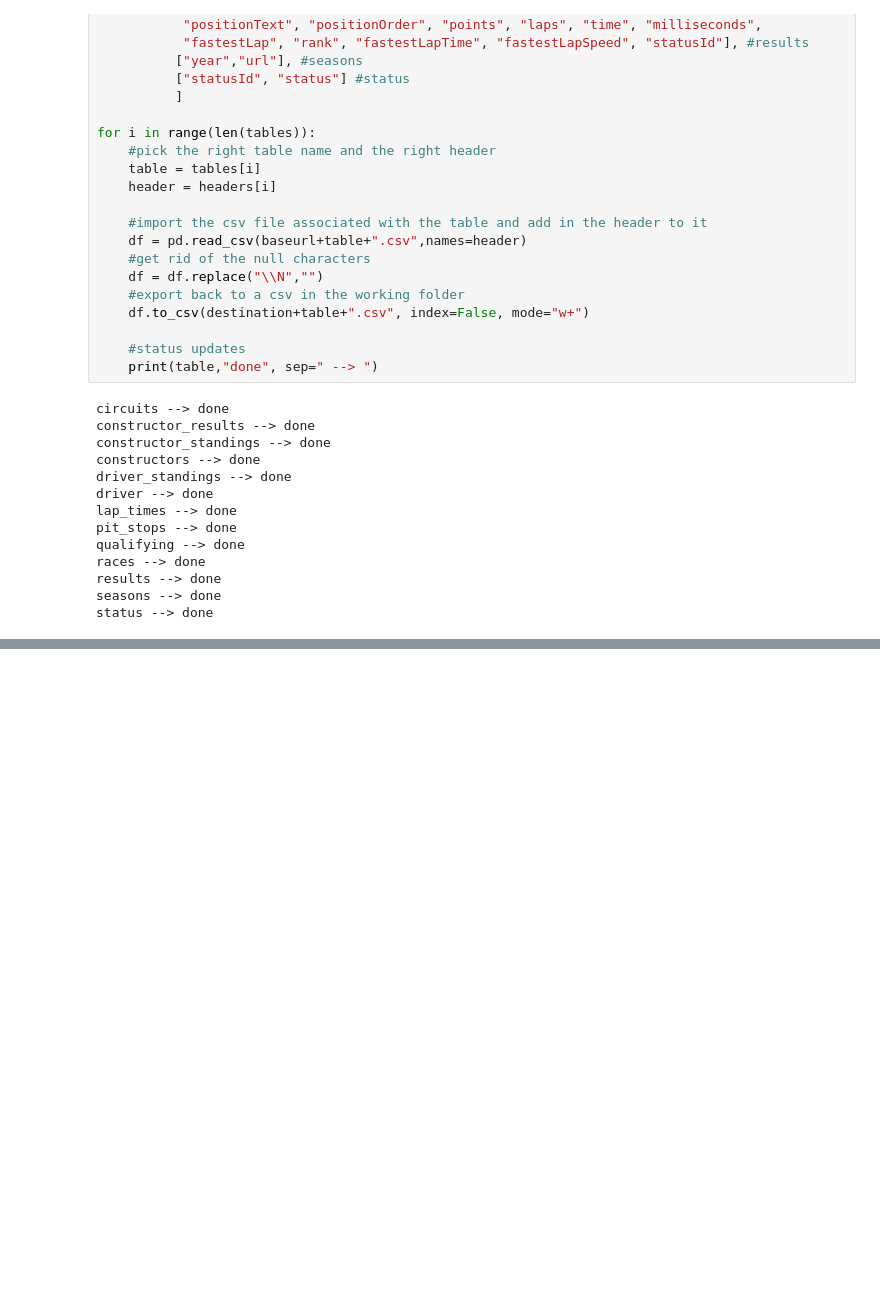
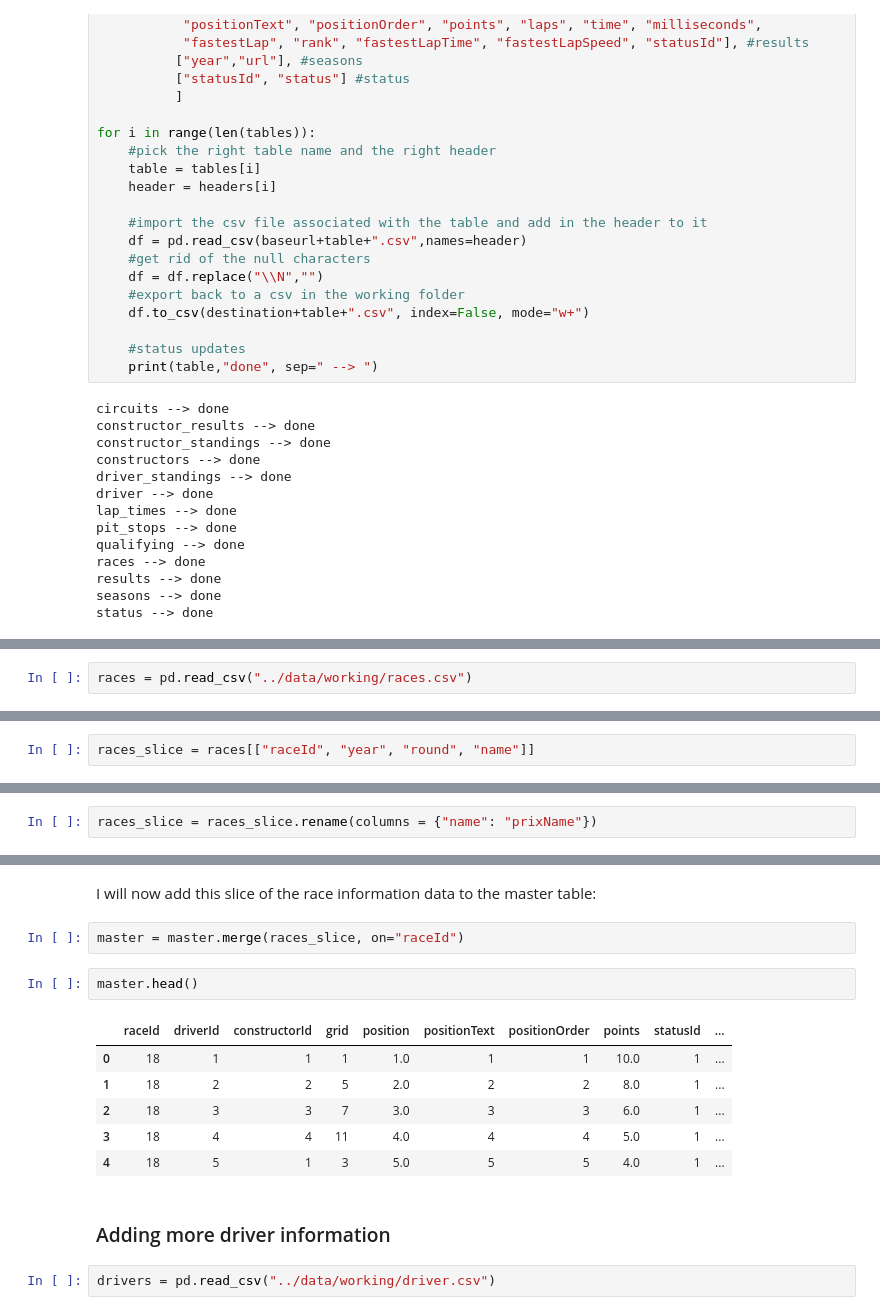
Before and after one commit to lennymd/formulaOne, a Jupyter notebook: analysis/notebooks/00-cleaning-data.ipynb, the cells around one changed output, grey strips where cells are left out. Saved outputs shown, nothing was run; the diff lists cells and outputs as text; blank space fills up the shorter version.

```diff
--- a/analysis/notebooks/00-cleaning-data.ipynb
+++ b/analysis/notebooks/00-cleaning-data.ipynb
@@ -81,0 +147,2 @@ If there is anything else I need to clean across the board, I will come back to
+# %%
+races = pd.read_csv("../data/working/races.csv")
@@ -81,0 +176,2 @@ If there is anything else I need to clean across the board, I will come back to
+# %%
+races_slice = races[["raceId", "year", "round", "name"]]
@@ -81,0 +180,2 @@ If there is anything else I need to clean across the board, I will come back to
+# %%
+races_slice = races_slice.rename(columns = {"name": "prixName"})
@@ -81,0 +191,17 @@ If there is anything else I need to clean across the board, I will come back to
+# %% [markdown]
+I will now add this slice of the race information data to the master table:
+# %%
+master = master.merge(races_slice, on="raceId")
+# %%
+master.head()
+# %% [output]
+|  | raceId | driverId | constructorId | grid | position | positionText | positionOrder | points | statusId | ... |
+| 0 | 18 | 1 | 1 | 1 | 1.0 | 1 | 1 | 10.0 | 1 | ... |
+| 1 | 18 | 2 | 2 | 5 | 2.0 | 2 | 2 | 8.0 | 1 | ... |
+| 2 | 18 | 3 | 3 | 7 | 3.0 | 3 | 3 | 6.0 | 1 | ... |
+| 3 | 18 | 4 | 4 | 11 | 4.0 | 4 | 4 | 5.0 | 1 | ... |
+| 4 | 18 | 5 | 1 | 3 | 5.0 | 5 | 5 | 4.0 | 1 | ... |
+# %% [markdown]
+### Adding more driver information
+# %%
+drivers = pd.read_csv("../data/working/driver.csv")
```
Also changed, not shown: parts of 47 cells of this notebook, 1 other file.
